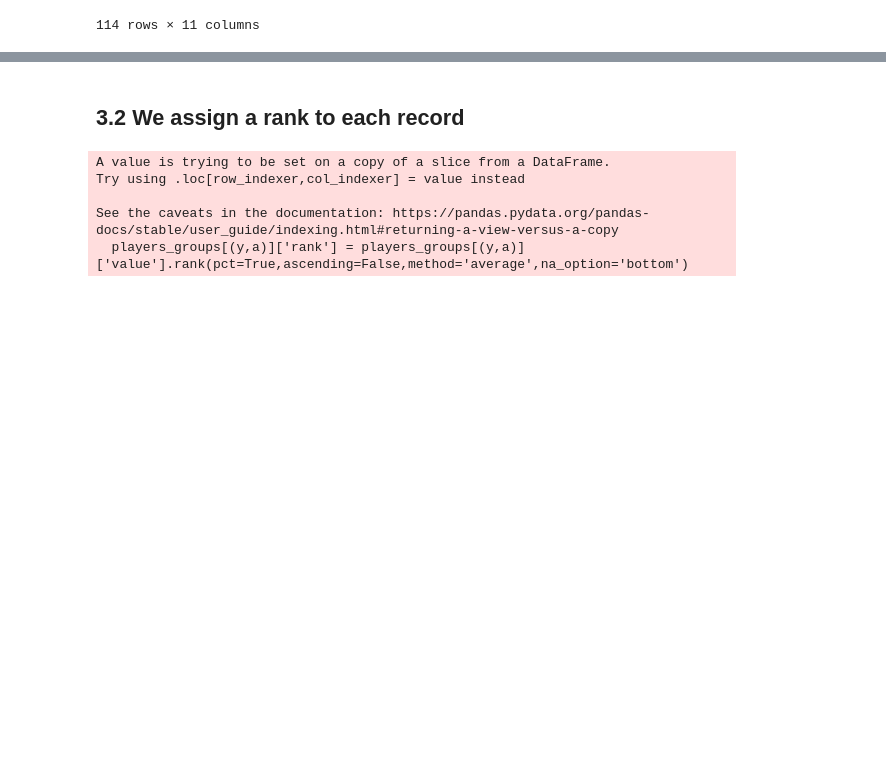
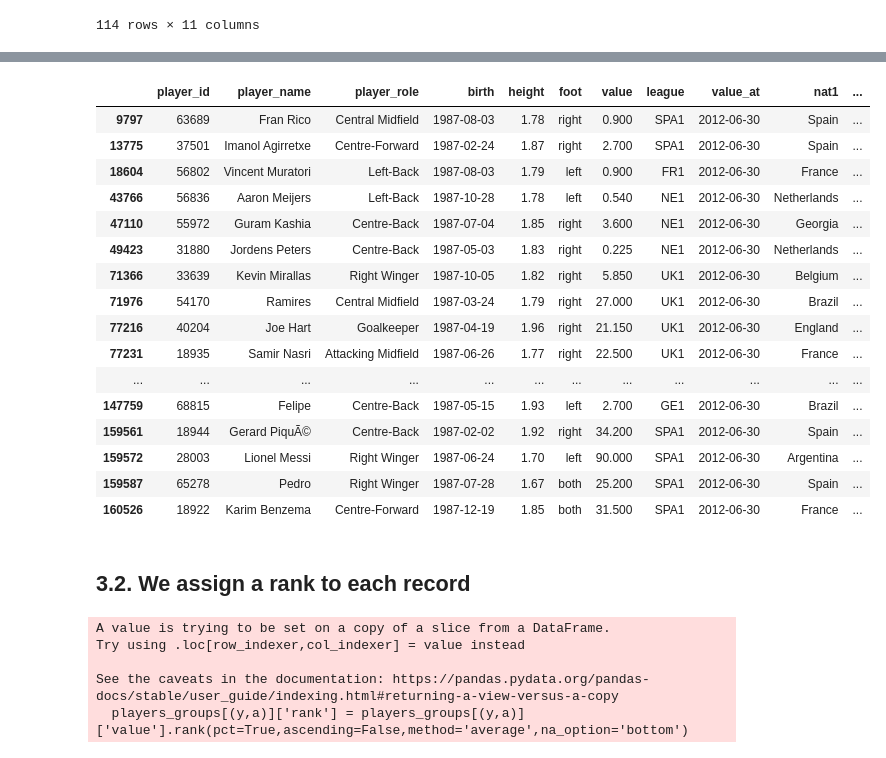
Before and after one commit to GioPan/rating-based-value-prediction, a Jupyter notebook: notebooks/player_values_info.ipynb, the cells around one changed output, grey strips where cells are left out. Drawn from its saved outputs; the diff is of its cells as text; code cells hidden in the pictures; blank space fills up the shorter version.

```diff
--- a/notebooks/player_values_info.ipynb
+++ b/notebooks/player_values_info.ipynb
@@ -198,5 +218,25 @@ players_groups[(1990,25)]
+# %%
+players_groups[(1987,25)]
+# %% [output]
+|  | player_id | player_name | player_role | birth | height | foot | value | league | value_at | nat1 | ... |
+| 9797 | 63689 | Fran Rico | Central Midfield | 1987-08-03 | 1.78 | right | 0.900 | SPA1 | 2012-06-30 | Spain | ... |
+| 13775 | 37501 | Imanol Agirretxe | Centre-Forward | 1987-02-24 | 1.87 | right | 2.700 | SPA1 | 2012-06-30 | Spain | ... |
+| 18604 | 56802 | Vincent Muratori | Left-Back | 1987-08-03 | 1.79 | left | 0.900 | FR1 | 2012-06-30 | France | ... |
+| 43766 | 56836 | Aaron Meijers | Left-Back | 1987-10-28 | 1.78 | left | 0.540 | NE1 | 2012-06-30 | Netherlands | ... |
+| 47110 | 55972 | Guram Kashia | Centre-Back | 1987-07-04 | 1.85 | right | 3.600 | NE1 | 2012-06-30 | Georgia | ... |
+| 49423 | 31880 | Jordens Peters | Centre-Back | 1987-05-03 | 1.83 | right | 0.225 | NE1 | 2012-06-30 | Netherlands | ... |
+| 71366 | 33639 | Kevin Mirallas | Right Winger | 1987-10-05 | 1.82 | right | 5.850 | UK1 | 2012-06-30 | Belgium | ... |
+| 71976 | 54170 | Ramires | Central Midfield | 1987-03-24 | 1.79 | right | 27.000 | UK1 | 2012-06-30 | Brazil | ... |
+| 77216 | 40204 | Joe Hart | Goalkeeper | 1987-04-19 | 1.96 | right | 21.150 | UK1 | 2012-06-30 | England | ... |
+| 77231 | 18935 | Samir Nasri | Attacking Midfield | 1987-06-26 | 1.77 | right | 22.500 | UK1 | 2012-06-30 | France | ... |
+| ... | ... | ... | ... | ... | ... | ... | ... | ... | ... | ... | ... |
+| 147759 | 68815 | Felipe | Centre-Back | 1987-05-15 | 1.93 | left | 2.700 | GE1 | 2012-06-30 | Brazil | ... |
+| 159561 | 18944 | Gerard PiquÃ© | Centre-Back | 1987-02-02 | 1.92 | right | 34.200 | SPA1 | 2012-06-30 | Spain | ... |
+| 159572 | 28003 | Lionel Messi | Right Winger | 1987-06-24 | 1.70 | left | 90.000 | SPA1 | 2012-06-30 | Argentina | ... |
+| 159587 | 65278 | Pedro | Right Winger | 1987-07-28 | 1.67 | both | 25.200 | SPA1 | 2012-06-30 | Spain | ... |
+| 160526 | 18922 | Karim Benzema | Centre-Forward | 1987-12-19 | 1.85 | both | 31.500 | SPA1 | 2012-06-30 | France | ... |
 # %% [markdown]
-## 3.2 We assign a rank to each record
+## 3.2. We assign a rank to each record
 # %%
 for y in years:
     for a in ages:
```
Also changed, not shown: parts of 66 cells of this notebook, 1 other file.
